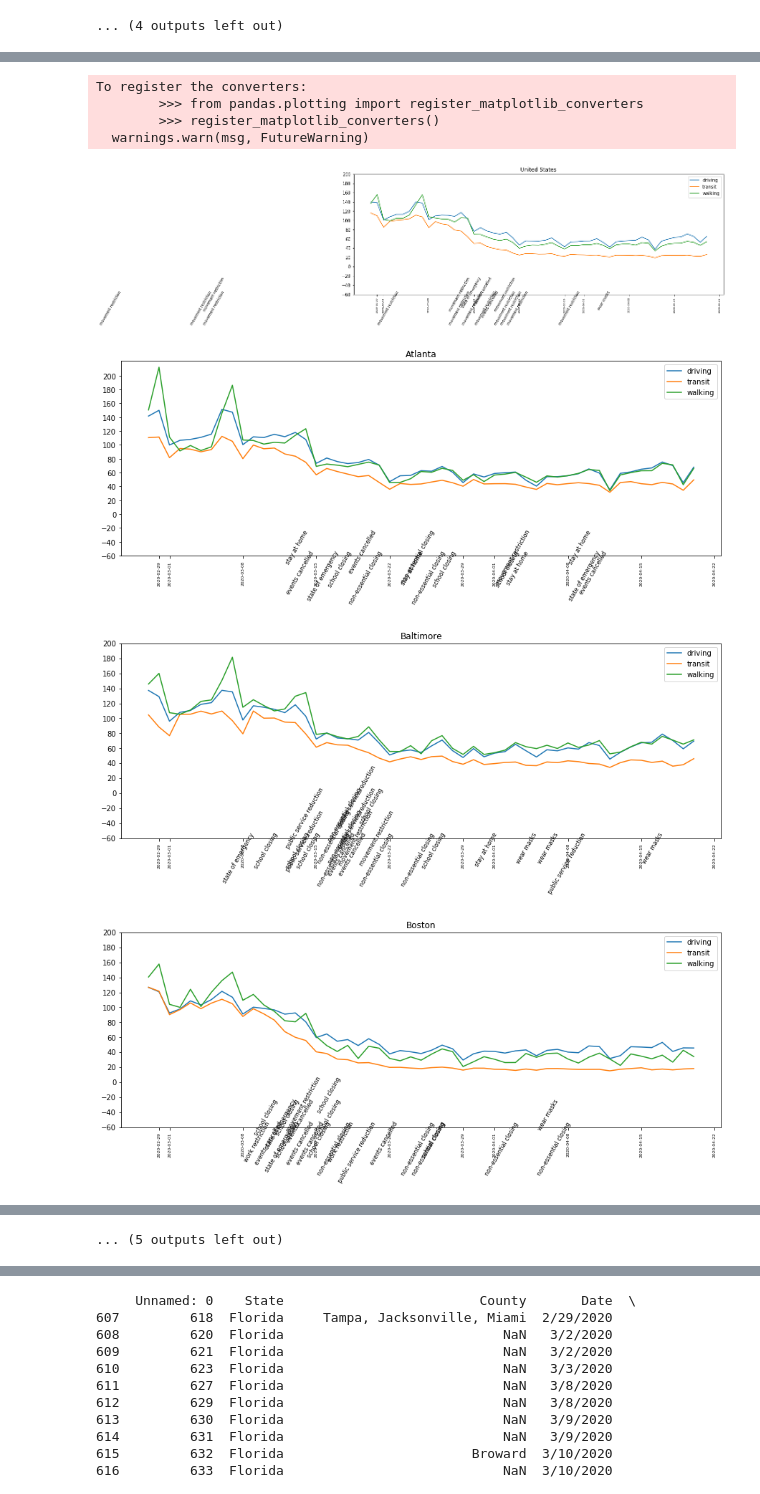
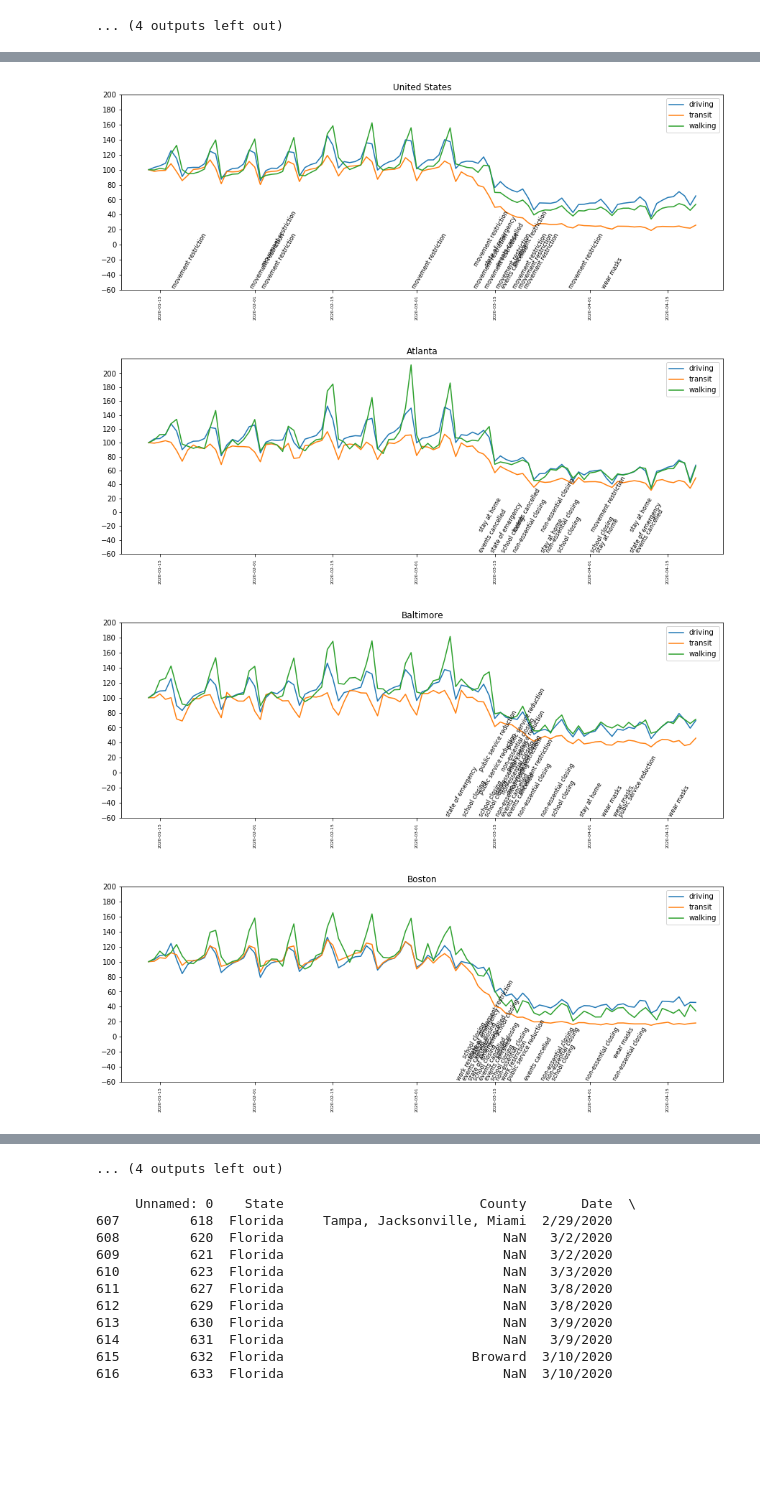
Before and after one commit to Christopher-Scott/Covid-19_Project, a Jupyter notebook: visualizations.ipynb, the cells around one changed output, grey strips where cells are left out. Cells and saved outputs as stored; diff of their text form; code cells hidden in the pictures; blank space fills up the shorter version.

```diff
--- a/visualizations.ipynb
+++ b/visualizations.ipynb
@@ -90,27 +92,24 @@ def plot_mitig_mob(mobility, mob_labels, mitig_dates, mitig_types, state,
 # %%
+start = 4
 for i in range(0,len(apple),3):
     current = apple.iloc[i:i+3,:]
     state = current.iloc[0]["state"]
     region = current.iloc[0]["region"]
-    dates = pd.to_datetime(current.columns[50:])
+    dates = pd.to_datetime(current.columns[start:])
     mobility = []
     mob_labels = []
     for j in range(3):
         mob_labels.append(current.iloc[j]["transportation_type"])
-        mobility.append(Series(index=dates, data=current.iloc[j,50:]))
+        mobility.append(Series(index=dates, data=current.iloc[j,start:]))
     state_data = mitig[(mitig["State"]) == state]
     refined = state_data[state_data["Mitigation type"] != "other"] # don't include other tag
     refined = refined[refined["Mitigation type"] != "new public services"]
     refined = refined[refined["County"].isna()] # only look at state wide
     mitig_types = refined["Mitigation type"].values
     mitig_dates = pd.to_datetime(refined["Date"].values)
     plot_mitig_mob(mobility, mob_labels, mitig_dates, mitig_types, state, region=region,rotation=60, text_height=-58)
 # %% [output]
-To register the converters:
-        >>> from pandas.plotting import register_matplotlib_converters
-        >>> register_matplotlib_converters()
-  warnings.warn(msg, FutureWarning)
-[figure, old version]
+[figure, new version]
-[figure, old version]
+[figure, new version]
-[figure, old version]
+[figure, new version]
-[figure, old version]
+[figure, new version]
@@ -124 +122,0 @@ To register the converters:
-... (5 outputs left out)
@@ -125,3 +124,4 @@ To register the converters:
+... (4 outputs left out)
 # %%
 # current = apple[apple["state"] == "Florida"]
 # state = current.iloc[0]["state"]
```
Also changed, not shown: parts of 5 cells of this notebook, 2 other files.
